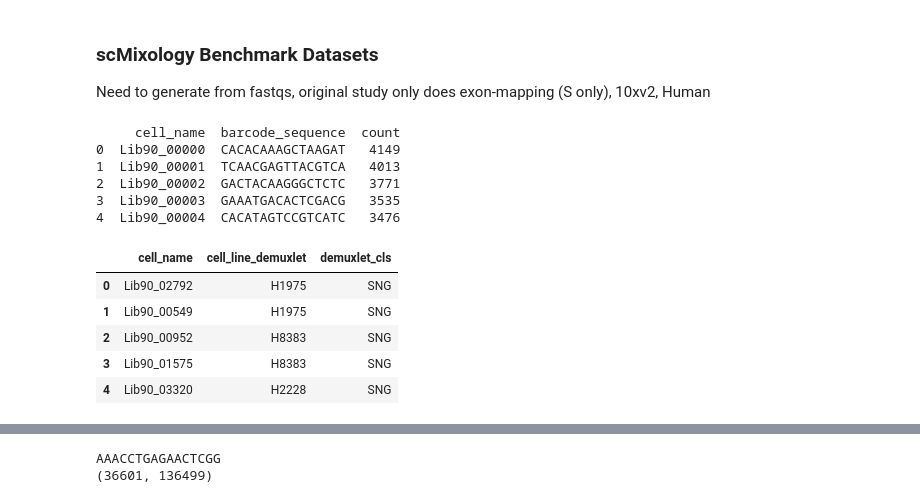
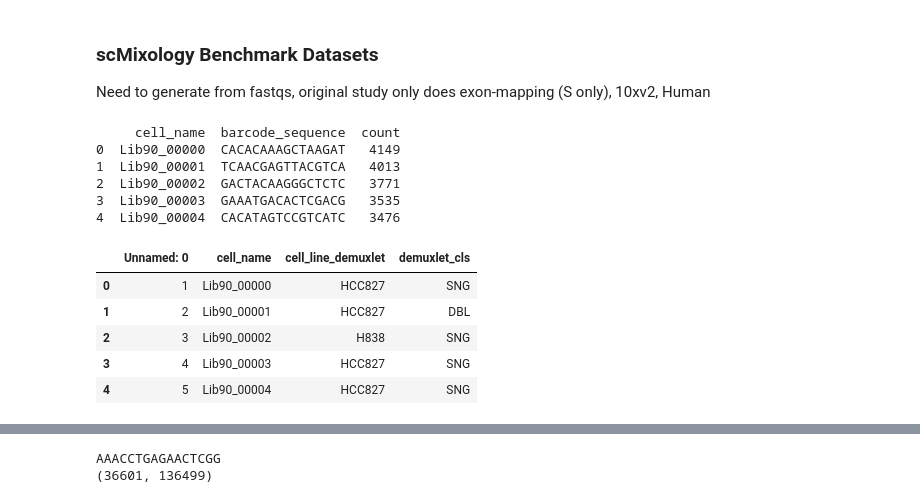
Before and after one commit to tarachari3/perturbCME, a Jupyter notebook: notebooks/20240206_meKMeans_dataset_preprocess.ipynb, the cells around one changed output, grey strips where cells are left out. Drawn from its saved outputs; the diff is of its cells as text; code cells hidden in the pictures.

```diff
--- a/notebooks/20240206_meKMeans_dataset_preprocess.ipynb
+++ b/notebooks/20240206_meKMeans_dataset_preprocess.ipynb
@@ -406,27 +484,30 @@ Need to generate from fastqs, original study only does exon-mapping (S only), 10
 /home/tchari/counts/scMix/SRR6782111_2.fastq
 # %%
 #5 cell line 10x metadata
-#metadata from https://github.com/LuyiTian/sc_mixology/blob/master/misc/single_cell_annotations/GSM3618014_10x_5cl_metadata.csv
+#metadata from https://github.com/LuyiTian/sc_mixology/blob/master/data/sincell_with_class_5cl.RData
 #https://github.com/LuyiTian/sc_mixology/blob/master/misc/single_cell_annotations/barcode_10x_5cl.csv
 
 cl5_bars = pd.read_csv('/home/tchari/metadata/barcode_10x_5cl.csv',header=0)
 print(cl5_bars.head())
 
-cl5_meta = pd.read_csv('/home/tchari/metadata/GSM3618014_10x_5cl_metadata.csv')
+# cl5_meta = pd.read_csv('/home/tchari/metadata/GSM3618014_10x_5cl_metadata.csv')
+# cl5_meta.head()
+
+cl5_meta = pd.read_csv('/home/tchari/metadata/scMix_5cl_metadata_fromR.csv')
 cl5_meta.head()
 # %% [output]
      cell_name  barcode_sequence  count
 0  Lib90_00000  CACACAAAGCTAAGAT   4149
 1  Lib90_00001  TCAACGAGTTACGTCA   4013
 2  Lib90_00002  GACTACAAGGGCTCTC   3771
 3  Lib90_00003  GAAATGACACTCGACG   3535
 4  Lib90_00004  CACATAGTCCGTCATC   3476
-|  | cell_name | cell_line_demuxlet | demuxlet_cls |
-| 0 | Lib90_02792 | H1975 | SNG |
-| 1 | Lib90_00549 | H1975 | SNG |
-| 2 | Lib90_00952 | H8383 | SNG |
-| 3 | Lib90_01575 | H8383 | SNG |
-| 4 | Lib90_03320 | H2228 | SNG |
+|  | Unnamed: 0 | cell_name | cell_line_demuxlet | demuxlet_cls |
+| 0 | 1 | Lib90_00000 | HCC827 | SNG |
+| 1 | 2 | Lib90_00001 | HCC827 | DBL |
+| 2 | 3 | Lib90_00002 | H838 | SNG |
+| 3 | 4 | Lib90_00003 | HCC827 | SNG |
+| 4 | 5 | Lib90_00004 | HCC827 | SNG |
 # %%
 #Read in looms from kb
 cl5_adata = lp.connect('/home/tchari/counts/scMix/cl5/counts_unfiltered/adata.loom')
```
Also changed, not shown: parts of 23 cells of this notebook, 4 other files.
